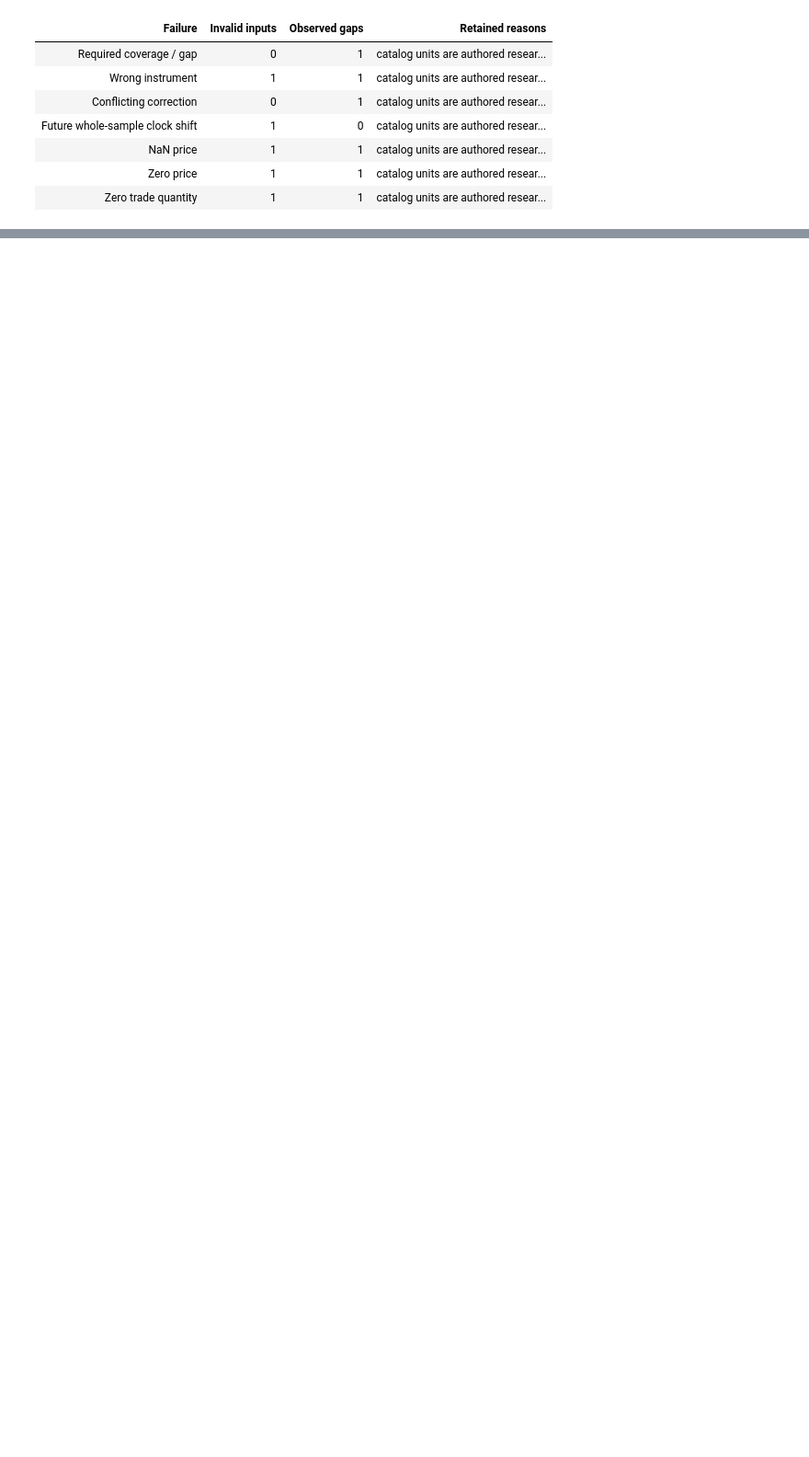
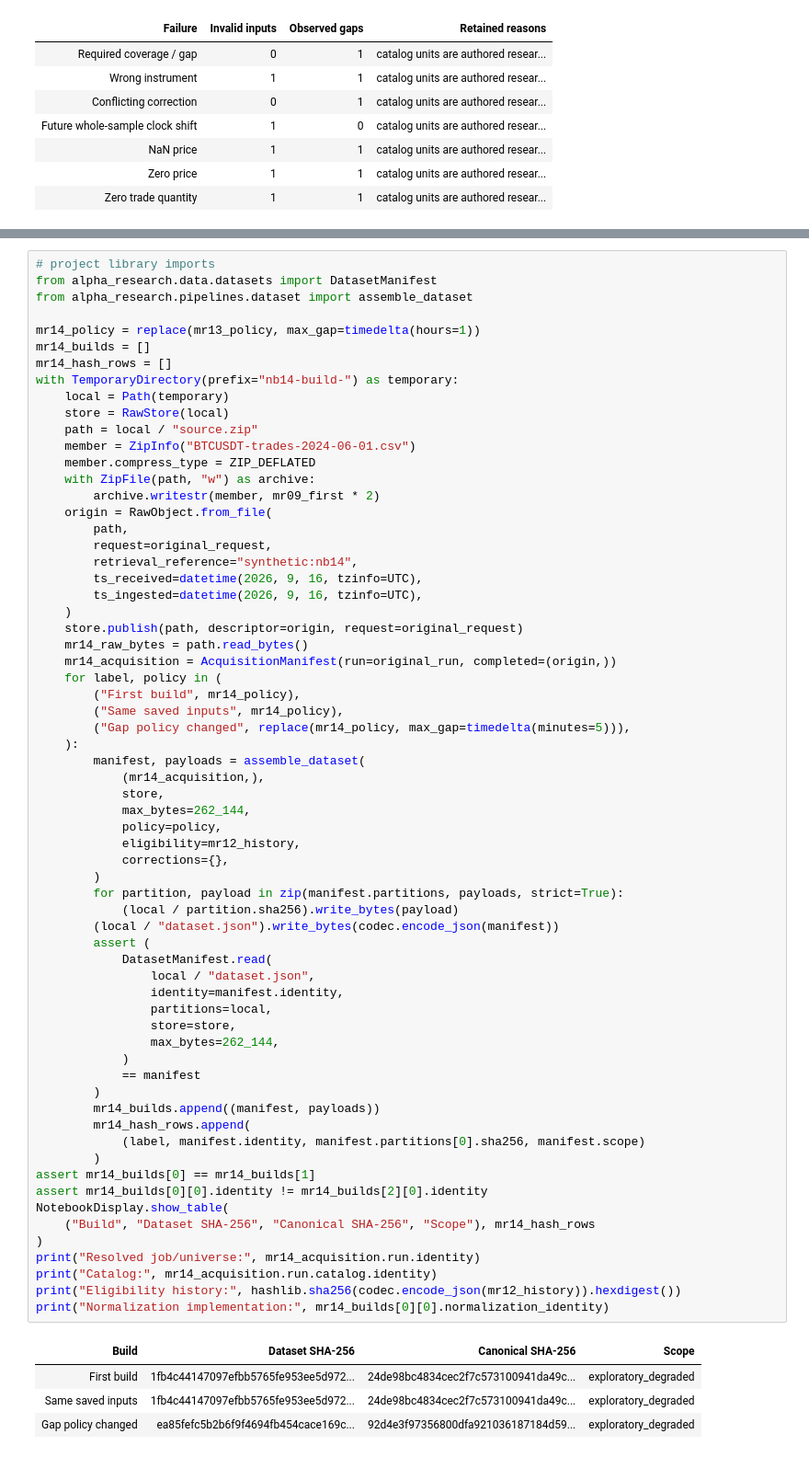
Before and after one commit to lixuanguang/alpha-research-lab-private, a Jupyter notebook: examples/research-foundations.ipynb, the cells around one changed output, grey strips where cells are left out. Shown at 92% size. Saved outputs shown, nothing was run; the diff lists cells and outputs as text; blank space fills up the shorter version.

Commit message:
Record MR 14 installed acceptance and notebook evidence

```diff
--- a/examples/research-foundations.ipynb
+++ b/examples/research-foundations.ipynb
@@ -1542,0 +1556,70 @@ resolved references identify one validated dataset manifest? MR 14 remains plann
+# %%
+# project library imports
+from alpha_research.data.datasets import DatasetManifest
+from alpha_research.pipelines.dataset import assemble_dataset
+
+mr14_policy = replace(mr13_policy, max_gap=timedelta(hours=1))
+mr14_builds = []
+mr14_hash_rows = []
+with TemporaryDirectory(prefix="nb14-build-") as temporary:
+    local = Path(temporary)
+    store = RawStore(local)
+    path = local / "source.zip"
+    member = ZipInfo("BTCUSDT-trades-2024-06-01.csv")
+    member.compress_type = ZIP_DEFLATED
+    with ZipFile(path, "w") as archive:
+        archive.writestr(member, mr09_first * 2)
+    origin = RawObject.from_file(
+        path,
+        request=original_request,
+        retrieval_reference="synthetic:nb14",
+        ts_received=datetime(2026, 9, 16, tzinfo=UTC),
+        ts_ingested=datetime(2026, 9, 16, tzinfo=UTC),
+    )
+    store.publish(path, descriptor=origin, request=original_request)
+    mr14_raw_bytes = path.read_bytes()
+    mr14_acquisition = AcquisitionManifest(run=original_run, completed=(origin,))
+    for label, policy in (
+        ("First build", mr14_policy),
+        ("Same saved inputs", mr14_policy),
+        ("Gap policy changed", replace(mr14_policy, max_gap=timedelta(minutes=5))),
+    ):
+        manifest, payloads = assemble_dataset(
+            (mr14_acquisition,),
+            store,
+            max_bytes=262_144,
+            policy=policy,
+            eligibility=mr12_history,
+            corrections={},
+        )
+        for partition, payload in zip(manifest.partitions, payloads, strict=True):
+            (local / partition.sha256).write_bytes(payload)
+        (local / "dataset.json").write_bytes(codec.encode_json(manifest))
+        assert (
+            DatasetManifest.read(
+                local / "dataset.json",
+                identity=manifest.identity,
+                partitions=local,
+                store=store,
+                max_bytes=262_144,
+            )
+            == manifest
+        )
+        mr14_builds.append((manifest, payloads))
+        mr14_hash_rows.append(
+            (label, manifest.identity, manifest.partitions[0].sha256, manifest.scope)
+        )
+assert mr14_builds[0] == mr14_builds[1]
+assert mr14_builds[0][0].identity != mr14_builds[2][0].identity
+NotebookDisplay.show_table(
+    ("Build", "Dataset SHA-256", "Canonical SHA-256", "Scope"), mr14_hash_rows
+)
+print("Resolved job/universe:", mr14_acquisition.run.identity)
+print("Catalog:", mr14_acquisition.run.catalog.identity)
+print("Eligibility history:", hashlib.sha256(codec.encode_json(mr12_history)).hexdigest())
+print("Normalization implementation:", mr14_builds[0][0].normalization_identity)
+# %% [output]
+| Build | Dataset SHA-256 | Canonical SHA-256 | Scope |
+| First build | 1fb4c44147097efbb5765fe953ee5d972... | 24de98bc4834cec2f7c573100941da49c... | exploratory_degraded |
+| Same saved inputs | 1fb4c44147097efbb5765fe953ee5d972... | 24de98bc4834cec2f7c573100941da49c... | exploratory_degraded |
+| Gap policy changed | ea85fefc5b2b6f9f4694fb454cace169c... | 92d4e3f97356800dfa921036187184d59... | exploratory_degraded |
```
Also changed, not shown: parts of 11 cells of this notebook, 5 other files.
